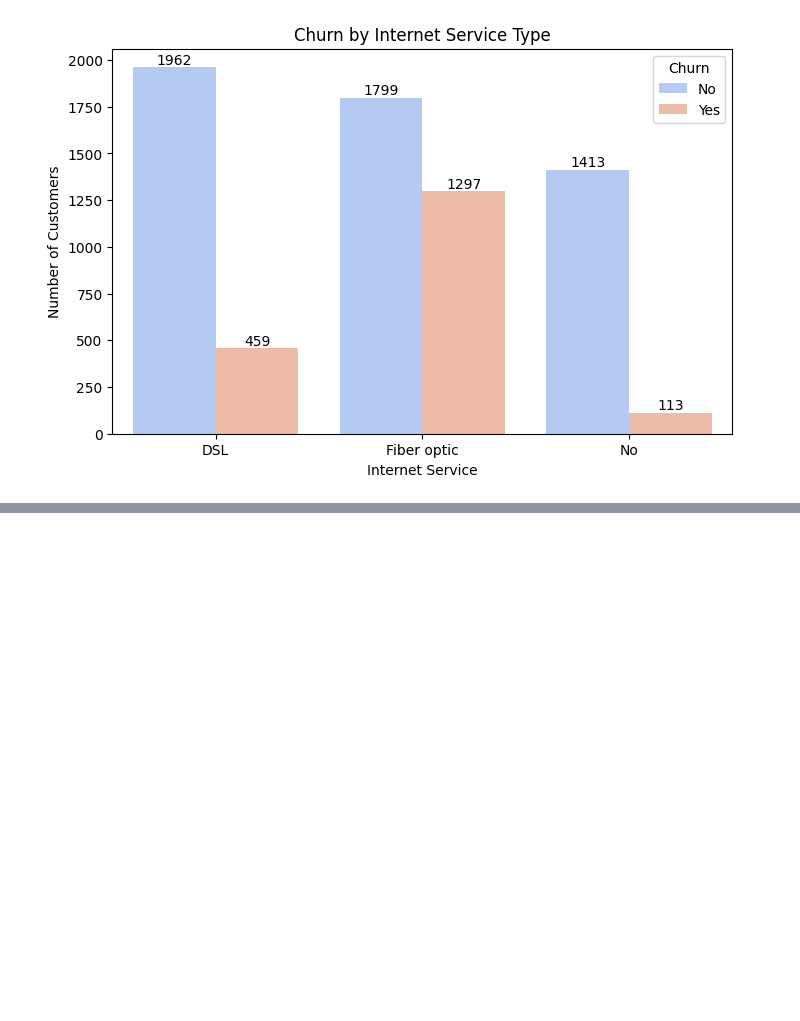
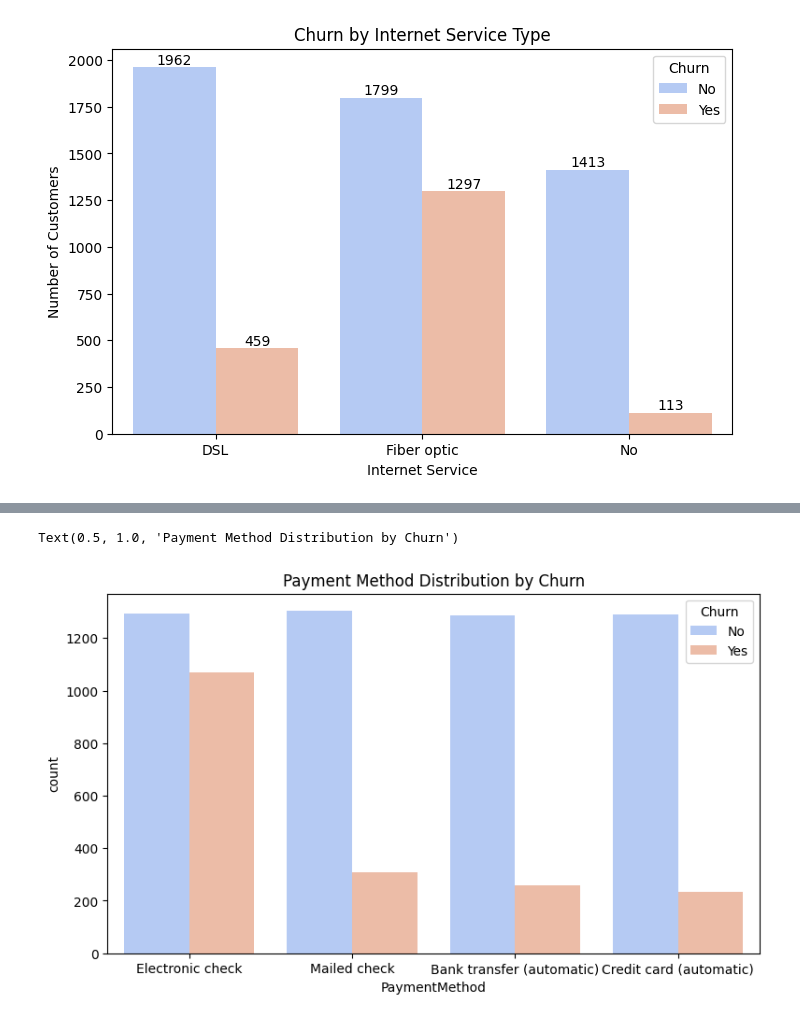
Before and after one commit to nitin864/telecom_Churn_dataset, a Jupyter notebook: ML_Data_Analysis.ipynb, the cells around one changed output, grey strips where cells are left out. Saved outputs shown, nothing was run; the diff lists cells and outputs as text; code cells hidden in the pictures; blank space fills up the shorter version.

```diff
--- a/ML_Data_Analysis.ipynb
+++ b/ML_Data_Analysis.ipynb
@@ -176,0 +204,7 @@ plt.show()
+# %%
+plt.figure(figsize=(9,5))
+sns.countplot(data=df, x="PaymentMethod", hue="Churn", palette="coolwarm")
+plt.title('Payment Method Distribution by Churn')
+# %% [output]
+Text(0.5, 1.0, 'Payment Method Distribution by Churn')
+[figure, added]
```
Also changed, not shown: parts of 10 cells of this notebook.
